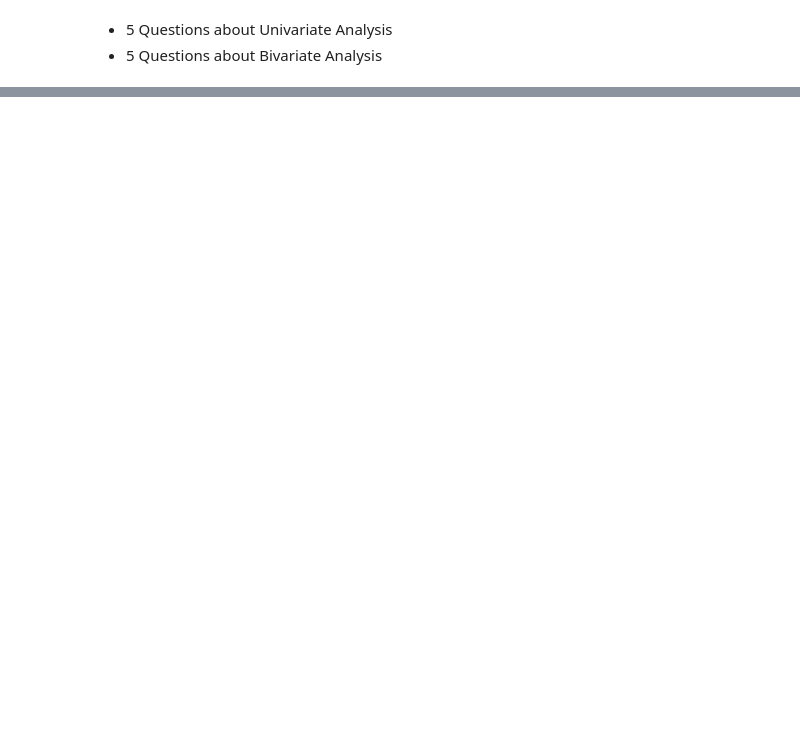
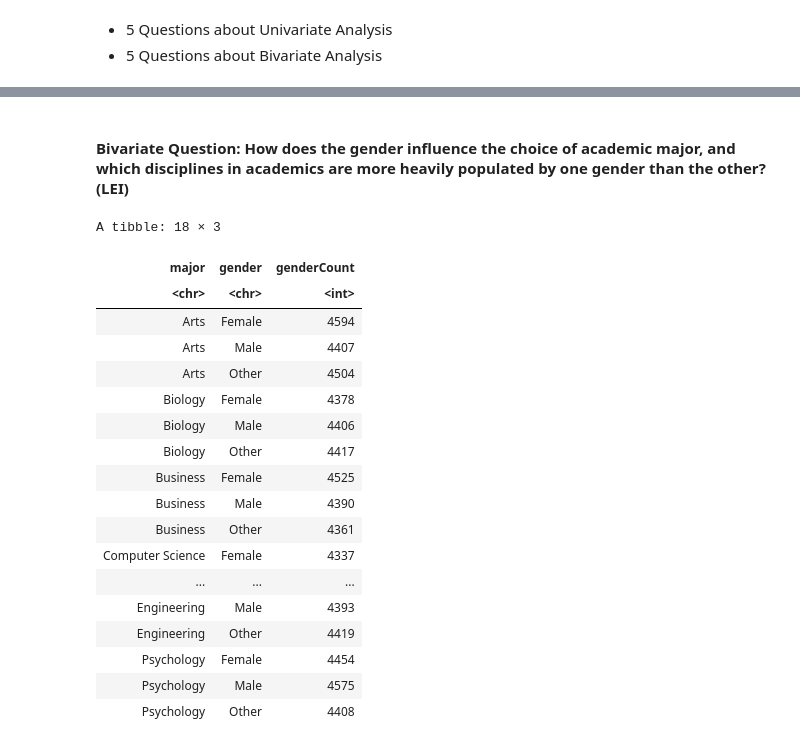
Before and after one commit to leiandrei/exploratory-data-analysis, a Jupyter notebook: notebooks/analysis.ipynb, the cells around one changed output, grey strips where cells are left out. Drawn from its saved outputs; the diff is of its cells as text; code cells hidden in the pictures; blank space fills up the shorter version.

```diff
--- a/notebooks/analysis.ipynb
+++ b/notebooks/analysis.ipynb
@@ -30,0 +33,2 @@ head(data)
+# %% [markdown]
+#### **Bivariate Question:** How does the gender influence the choice of academic major, and which disciplines in academics are more heavily populated by one gender than the other? **(LEI)**
@@ -30,0 +58,22 @@ head(data)
+# %%
+genders_majors
+# %% [output]
+A tibble: 18 × 3
+| major | gender | genderCount |
+| <chr> | <chr> | <int> |
+| Arts | Female | 4594 |
+| Arts | Male | 4407 |
+| Arts | Other | 4504 |
+| Biology | Female | 4378 |
+| Biology | Male | 4406 |
+| Biology | Other | 4417 |
+| Business | Female | 4525 |
+| Business | Male | 4390 |
+| Business | Other | 4361 |
+| Computer Science | Female | 4337 |
+| ... | ... | ... |
+| Engineering | Male | 4393 |
+| Engineering | Other | 4419 |
+| Psychology | Female | 4454 |
+| Psychology | Male | 4575 |
+| Psychology | Other | 4408 |
```
Also changed, not shown: parts of 11 cells of this notebook.
